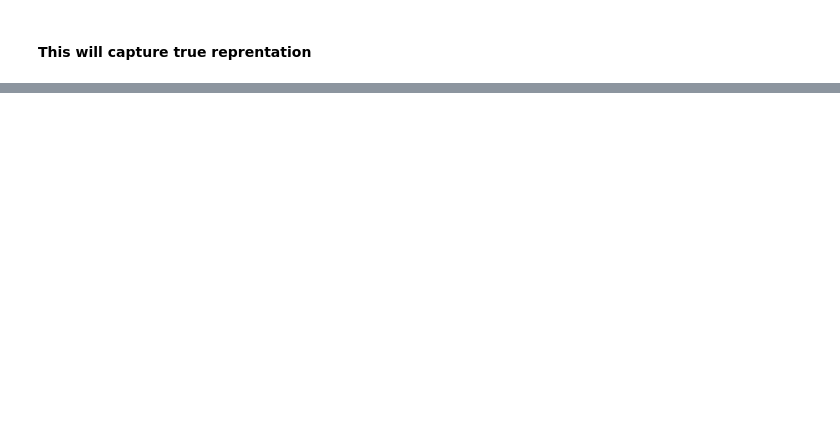
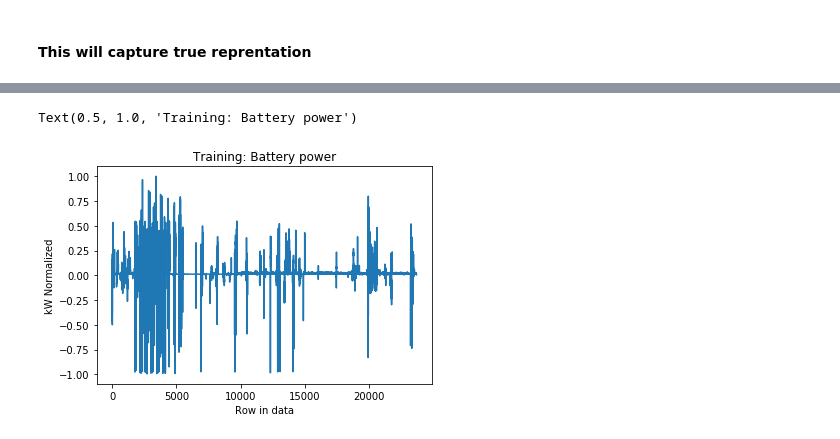
Before and after one commit to gperea1/Enel-X-project, a Jupyter notebook: EnelX_learning.ipynb, the cells around one changed output, grey strips where cells are left out. Drawn from its saved outputs; the diff is of its cells as text; code cells hidden in the pictures; blank space fills up the shorter version.

```diff
--- a/EnelX_learning.ipynb
+++ b/EnelX_learning.ipynb
@@ -566,0 +224,7 @@ Text(0.5, 1.0, 'Test: Battery power')
+# %%
+# Properly fixing the data
+
+Z = X
+CV = Z.groupby(['Year','Week','Day']).size().index.get_level_values(1).value_counts()
+tu = pd.DataFrame(CV).rename(columns = {'Week':'values'})
+X = X.join(tu, on = 'Week')
@@ -566,0 +422,8 @@ Text(0.5, 1.0, 'Test: Battery power')
+# %%
+plt.plot(np.arange(len(train_normalized2)),train_normalized2['Battery(kW)'][0:len(train_normalized)])
+plt.ylabel('kW Normalized')
+plt.xlabel('Row in data')
+plt.title('Training: Battery power')
+# %% [output]
+Text(0.5, 1.0, 'Training: Battery power')
+[figure, added]
```
Also changed, not shown: parts of 93 cells of this notebook.
